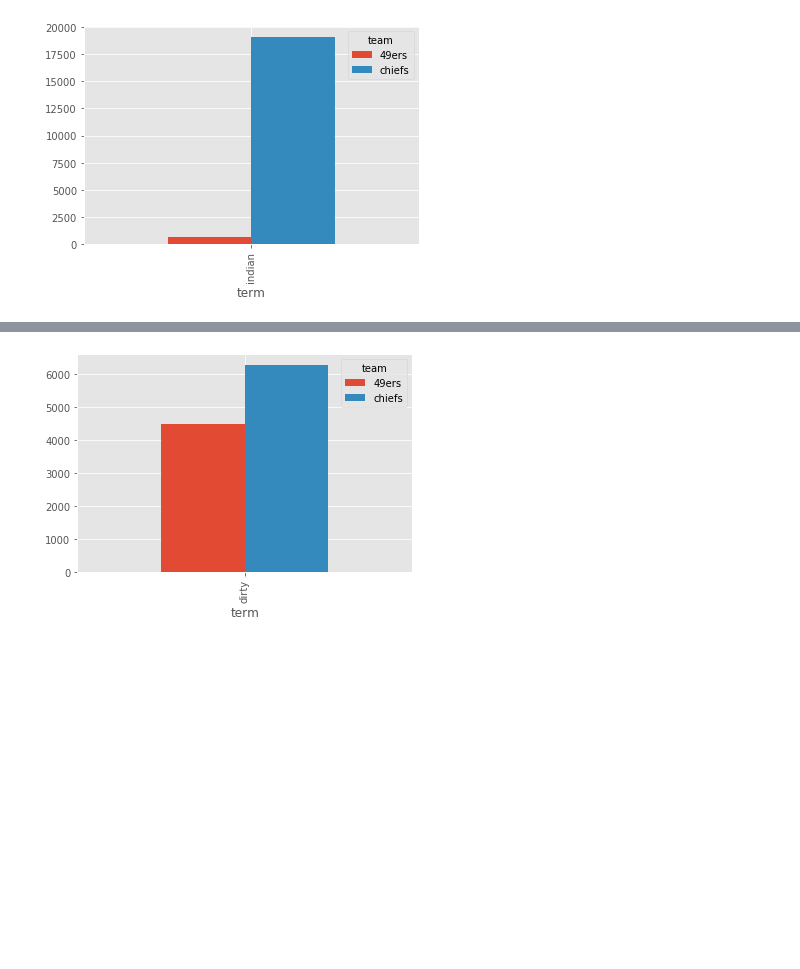
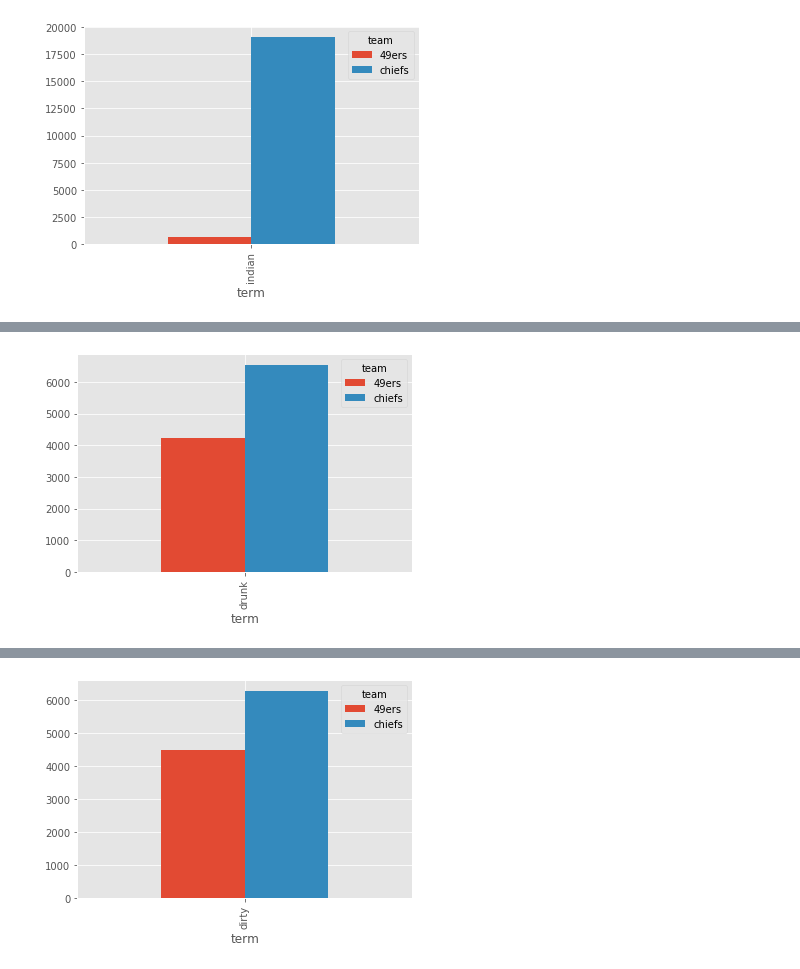
Before and after one commit to IndigenousEngineering/Not_Your_Mascot, a Jupyter notebook: Not_Your_Mascot_full.ipynb, the cells around one changed output, grey strips where cells are left out. Saved outputs shown, nothing was run; the diff lists cells and outputs as text; code cells hidden in the pictures; blank space fills up the shorter version.

Commit message:
md edits, indiv pivot tables

```diff
--- a/Not_Your_Mascot_full.ipynb
+++ b/Not_Your_Mascot_full.ipynb
@@ -1563,0 +1582,4 @@ get_dual_pivottables(chiefs_and_49ers_frequencies, ['indian'])
+# %%
+get_dual_pivottables(chiefs_and_49ers_frequencies, ['drunk'])
+# %% [output]
+[figure, added]
```
Also changed, not shown: parts of 11 cells of this notebook.
